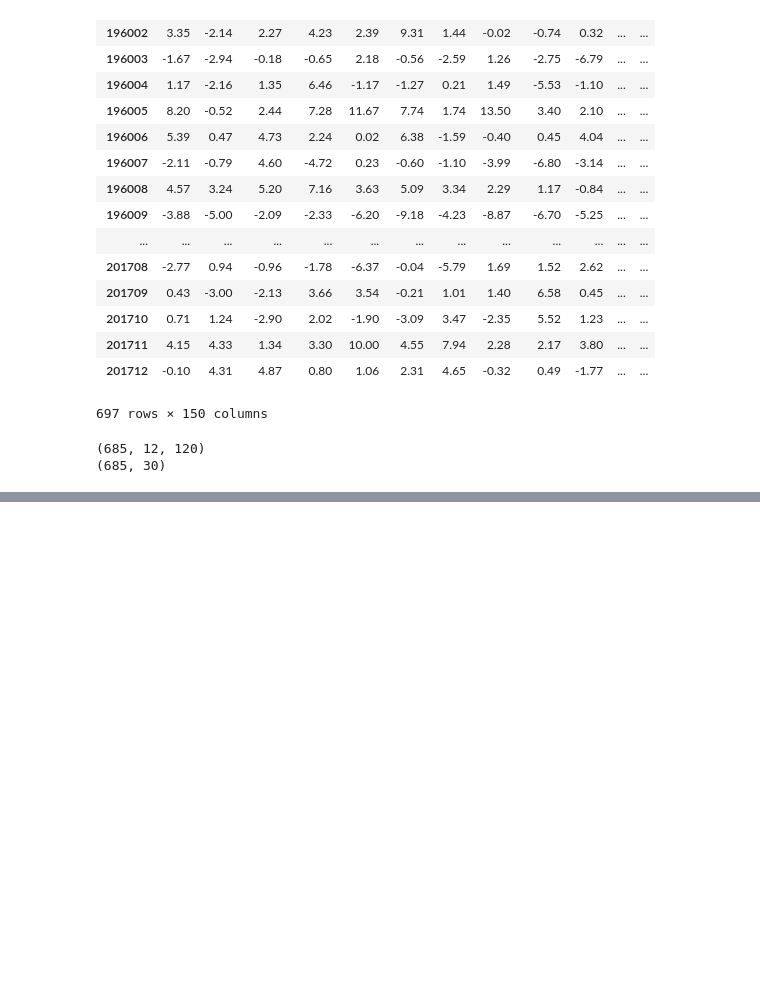
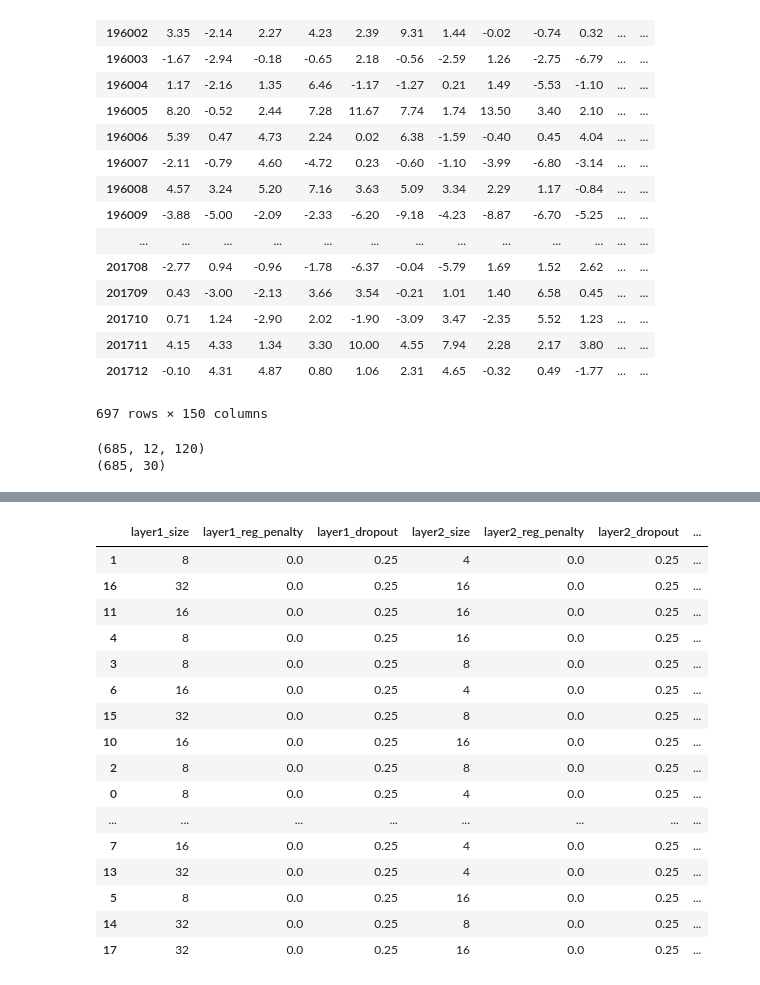
Before and after one commit to druce/Machine-learning-for-financial-market-prediction, a Jupyter notebook: Recurrent Neural Network (GRU).ipynb, the cells around one changed output, grey strips where cells are left out. Saved outputs shown, nothing was run; the diff lists cells and outputs as text; code cells hidden in the pictures; blank space fills up the shorter version.

```diff
--- a/Recurrent Neural Network (GRU).ipynb
+++ b/Recurrent Neural Network (GRU).ipynb
@@ -362,16 +365,16 @@ Avg Xval loss 38.659038
 # run in big xval loop
 # do predictions
 # compute mse
-# pick best hyperparameters
+# save data to pick best hyperparameters
 
 layer1_sizes = [8, 16, 32]
 layer2_sizes = [4, 8, 16]
 layer1_reg_penalties = [0.0]
 layer2_reg_penalties = [0.0]
 layer3_reg_penalties = [0.001, 0.0001]
-layer1_dropouts = [0.0, 0.25]
-layer2_dropouts = [0.0, 0.25]
-layer3_dropouts = [0.0, 0.25]
+layer1_dropouts = [0.25]
+layer2_dropouts = [0.25]
+layer3_dropouts = [0.25]
 
 hyperparameter_combos = list(product(layer1_sizes,
                                      layer2_sizes,
@@ -391,12 +394,16 @@ for counter, param_list in enumerate(hyperparameter_combos):
     layer1_size, layer2_size, layer1_reg_penalty, layer2_reg_penalty, layer3_reg_penalty, layer1_dropout, layer2_dropout, layer3_dropout = param_list
     print("%s Running experiment %d of %d" % (time.strftime("%H:%M:%S"), counter+1, len(hyperparameter_combos)))
     key = (layer1_size, layer1_reg_penalty, layer1_dropout, layer2_size, layer2_reg_penalty, layer2_dropout, layer3_reg_penalty, layer3_dropout)
-    experiments[key] = run_experiment(layer1_size=layer1_size,
-                                      layer1_reg_penalty=layer1_reg_penalty,
-                                      layer1_dropout=layer1_dropout,
-                                      layer2_size=layer2_size,
-                                      layer2_reg_penalty=layer2_reg_penalty,
-                                      layer2_dropout=layer2_dropout,
-                                      layer3_reg_penalty=layer3_reg_penalty,
-                                      layer3_dropout=layer3_dropout
-                                     )
+    experiments[key], model = run_experiment(layer1_size=layer1_size,
+                                             layer1_reg_penalty=layer1_reg_penalty,
+                                             layer1_dropout=layer1_dropout,
+                                             layer2_size=layer2_size,
+                                             layer2_reg_penalty=layer2_reg_penalty,
+                                             layer2_dropout=layer2_dropout,
+                                             layer3_reg_penalty=layer3_reg_penalty,
+                                             layer3_dropout=layer3_dropout
+                                            )
+    modelname = "%s_%d_%.6f" % (MODELPREFIX, counter, experiments[key])
+    print("%s Saving %s.h5" % (time.strftime("%H:%M:%S"), modelname))
+    model.save("%s.h5" % modelname)
+    model.save_weights("%s_weights.h5" % modelname)
@@ -405,16 +449,34 @@ experiments
 # %%
 # make a dataframe with columns as loss keys + loss value
 flatlist = [list(l[0]) + [l[1]] for l in experiments.items()]
 lossframe = pd.DataFrame(flatlist, columns=["layer1_size",
                                             "layer1_reg_penalty",
                                             "layer1_dropout",
                                             "layer2_size",
                                             "layer2_reg_penalty",
-#                                            "layer2_dropout",
-#                                            "layer3_reg_penalty",
-#                                            "layer3_dropout",
+                                            "layer2_dropout",
+                                            "layer3_reg_penalty",
+                                            "layer3_dropout",
                                             "loss"
                                            ])
 lossframe = lossframe.sort_values(['loss'])
 lossframe
+# %% [output]
+|  | layer1_size | layer1_reg_penalty | layer1_dropout | layer2_size | layer2_reg_penalty | layer2_dropout | ... |
+| 1 | 8 | 0.0 | 0.25 | 4 | 0.0 | 0.25 | ... |
+| 16 | 32 | 0.0 | 0.25 | 16 | 0.0 | 0.25 | ... |
+| 11 | 16 | 0.0 | 0.25 | 16 | 0.0 | 0.25 | ... |
+| 4 | 8 | 0.0 | 0.25 | 16 | 0.0 | 0.25 | ... |
+| 3 | 8 | 0.0 | 0.25 | 8 | 0.0 | 0.25 | ... |
+| 6 | 16 | 0.0 | 0.25 | 4 | 0.0 | 0.25 | ... |
+| 15 | 32 | 0.0 | 0.25 | 8 | 0.0 | 0.25 | ... |
+| 10 | 16 | 0.0 | 0.25 | 16 | 0.0 | 0.25 | ... |
+| 2 | 8 | 0.0 | 0.25 | 8 | 0.0 | 0.25 | ... |
+| 0 | 8 | 0.0 | 0.25 | 4 | 0.0 | 0.25 | ... |
+| ... | ... | ... | ... | ... | ... | ... | ... |
+| 7 | 16 | 0.0 | 0.25 | 4 | 0.0 | 0.25 | ... |
+| 13 | 32 | 0.0 | 0.25 | 4 | 0.0 | 0.25 | ... |
+| 5 | 8 | 0.0 | 0.25 | 16 | 0.0 | 0.25 | ... |
+| 14 | 32 | 0.0 | 0.25 | 8 | 0.0 | 0.25 | ... |
+| 17 | 32 | 0.0 | 0.25 | 16 | 0.0 | 0.25 | ... |
 # %%
```
Also changed, not shown: parts of 16 cells of this notebook.
